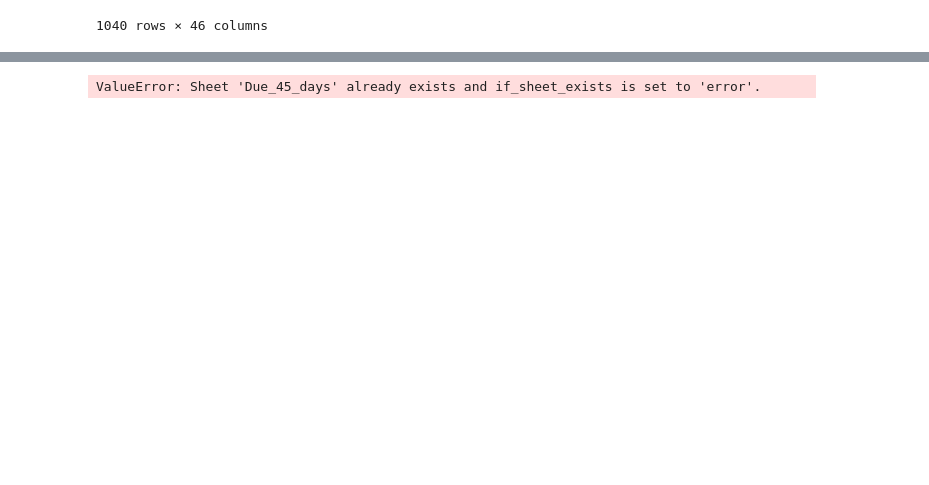
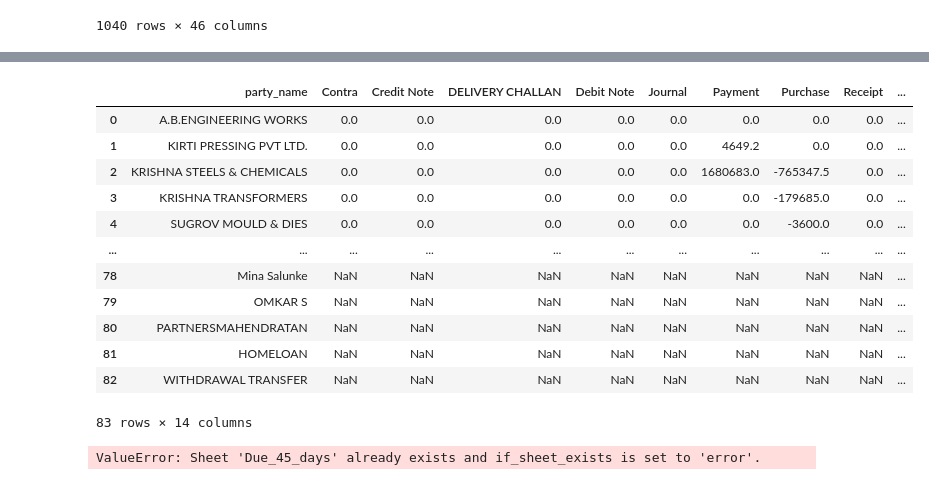
Before and after one commit to omkar-salunke/Coursera, a Jupyter notebook: Copy_of_parse_TALLY_Daybook.ipynb, the cells around one changed output, grey strips where cells are left out. Drawn from its saved outputs; the diff is of its cells as text; code cells hidden in the pictures; blank space fills up the shorter version.

```diff
--- a/Copy_of_parse_TALLY_Daybook.ipynb
+++ b/Copy_of_parse_TALLY_Daybook.ipynb
@@ -25,4 +25,4 @@ print(files_overview)
 ['College payment.gsheet', 'OMKAR_SALUNKE (1).doc', 'OMKAR_SALUNKE.doc', 'OMKAR_SALUNKE_.doc', 'OMKAR_SALUNKE_.docx', 'IMG_3288.JPG', 'ASUS zenphone mobile bill Invoice OD40808172237.pdf', 'Mayuri doc ...
 # %%
 df_bank_match = pd.read_excel("/content/drive/My Drive/2024_25/overview_account.xlsx",sheet_name='SOE 2024-25')
-df_bank_match.groupby('comment').agg({'Debit':'sum','Credit':'sum'}).reset_index()
+df_bank_match_overview = df_bank_match.groupby('comment').agg({'Debit':'sum','Credit':'sum'}).reset_index().rename(columns={'comment':'party_name'})
@@ -192,5 +157,9 @@ df_summary_all
 | 51 | VAIBHAVSHREE TRADING | 0.0 | 0.00 | 0.0 | 0.00 | 0.0 | 5000.00 | 0.00 | ... |
 | 52 | VEDANT METALLICS PVT LTD | 0.0 | 0.00 | 0.0 | 0.00 | 0.0 | 5037722.00 | -4197213.75 | ... |
 | 53 | VISHAL ENTERPRISES | 0.0 | 0.00 | 0.0 | 0.00 | 0.0 | 0.00 | -54750.00 | ... |
+# %%
+# df_bank_match
+df_summary_all_bank = pd.merge(df_summary_all,df_bank_match_overview,on=['party_name'],how='outer')
+df_summary_all_bank = df_summary_all_bank.sort_values(by='total_due', key=lambda x: x.isna()).reset_index(drop=True)
 # %%
 df.to_excel("/content/drive/My Drive/2024_25/SOE_daybook.xlsx",sheet_name='master_sheet')
@@ -203,3 +171,21 @@ with pd.ExcelWriter("/content/drive/My Drive/2024_25/SOE_daybook.xlsx",mode='a')
+# %%
+#
+
+df_summary_all_bank
+# %% [output]
+|  | party_name | Contra | Credit Note | DELIVERY CHALLAN | Debit Note | Journal | Payment | Purchase | Receipt | ... |
+| 0 | A.B.ENGINEERING WORKS | 0.0 | 0.0 | 0.0 | 0.0 | 0.0 | 0.0 | 0.0 | 0.0 | ... |
+| 1 | KIRTI PRESSING PVT LTD. | 0.0 | 0.0 | 0.0 | 0.0 | 0.0 | 4649.2 | 0.0 | 0.0 | ... |
+| 2 | KRISHNA STEELS & CHEMICALS | 0.0 | 0.0 | 0.0 | 0.0 | 0.0 | 1680683.0 | -765347.5 | 0.0 | ... |
+| 3 | KRISHNA TRANSFORMERS | 0.0 | 0.0 | 0.0 | 0.0 | 0.0 | 0.0 | -179685.0 | 0.0 | ... |
+| 4 | SUGROV MOULD & DIES | 0.0 | 0.0 | 0.0 | 0.0 | 0.0 | 0.0 | -3600.0 | 0.0 | ... |
+| ... | ... | ... | ... | ... | ... | ... | ... | ... | ... | ... |
+| 78 | Mina Salunke | NaN | NaN | NaN | NaN | NaN | NaN | NaN | NaN | ... |
+| 79 | OMKAR S | NaN | NaN | NaN | NaN | NaN | NaN | NaN | NaN | ... |
+| 80 | PARTNERSMAHENDRATAN | NaN | NaN | NaN | NaN | NaN | NaN | NaN | NaN | ... |
+| 81 | HOMELOAN | NaN | NaN | NaN | NaN | NaN | NaN | NaN | NaN | ... |
+| 82 | WITHDRAWAL TRANSFER | NaN | NaN | NaN | NaN | NaN | NaN | NaN | NaN | ... |
+83 rows × 14 columns
 # %%
 import os
 from datetime import datetime
```
Also changed, not shown: parts of 4 cells of this notebook.
